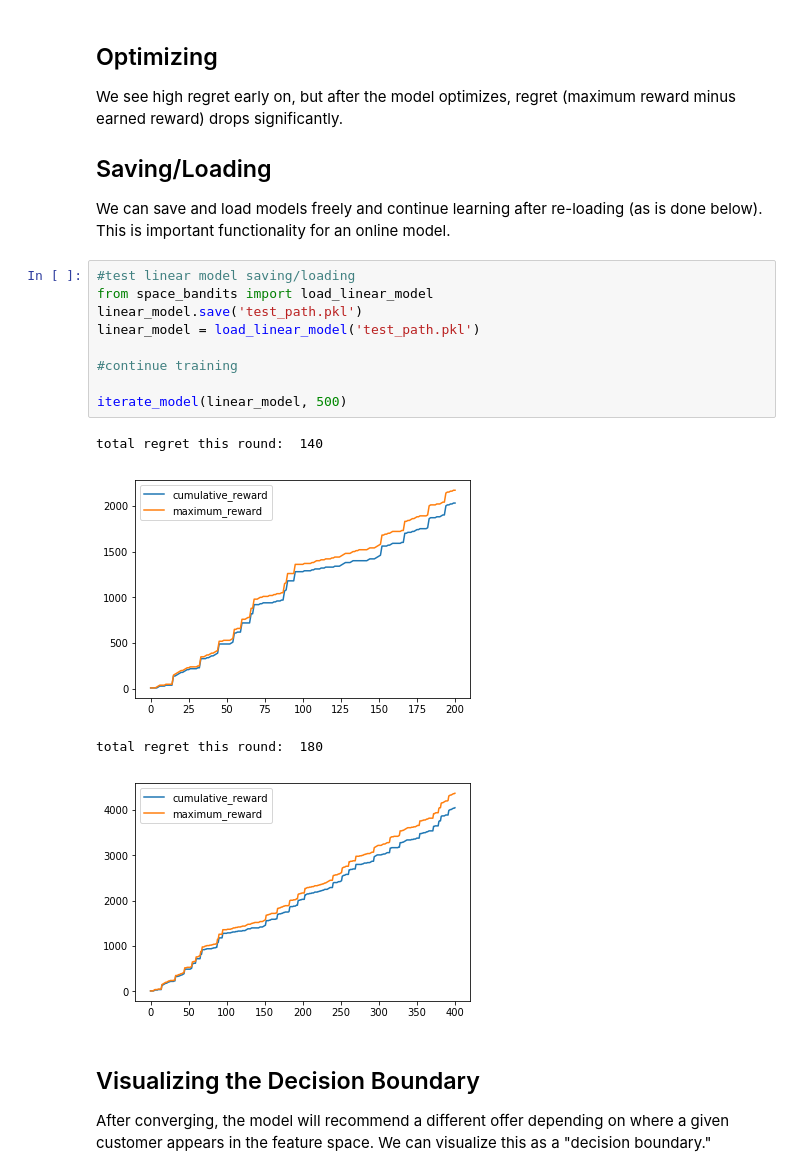
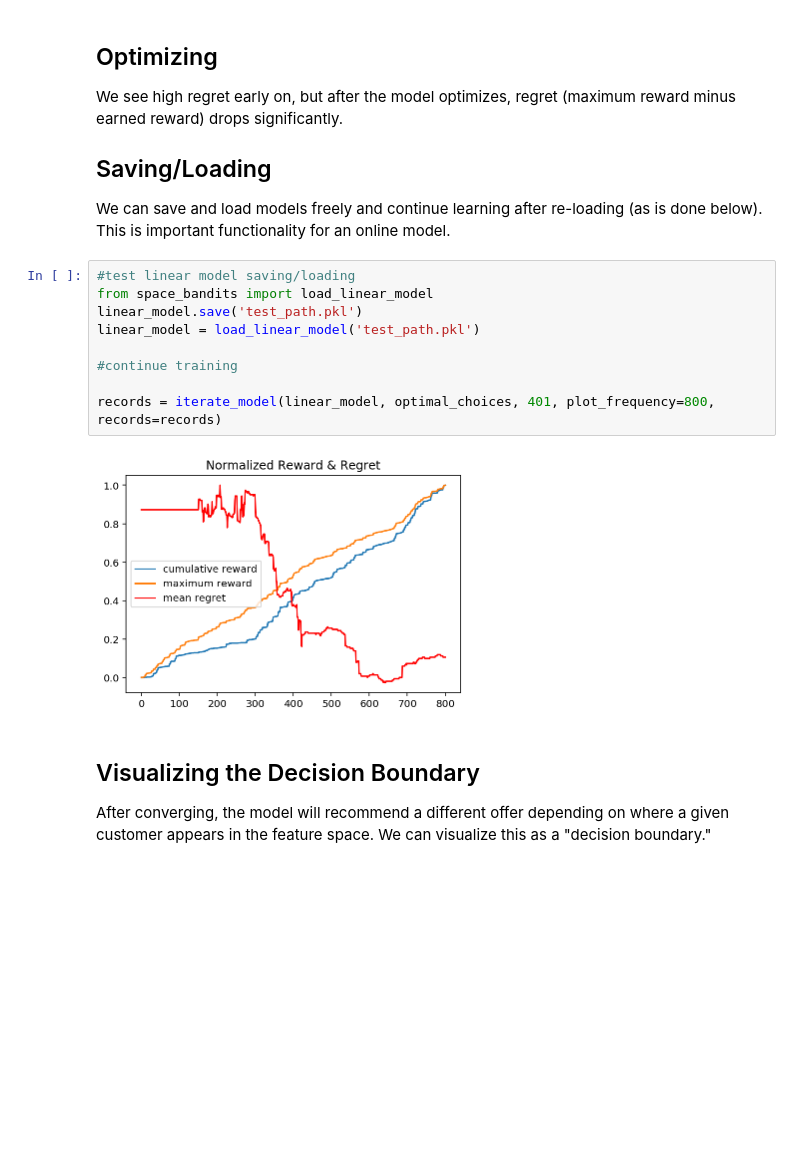
Before and after one commit to LaunchpadAI/space-bandits, a Jupyter notebook: toy_problem.ipynb, the cells around one changed output. Drawn from its saved outputs; the diff is of its cells as text; blank space fills up the shorter version.

```diff
--- a/toy_problem.ipynb
+++ b/toy_problem.ipynb
@@ -197,17 +210,14 @@ We can save and load models freely and continue learning after re-loading (as is
 # %%
 #test linear model saving/loading
 from space_bandits import load_linear_model
 linear_model.save('test_path.pkl')
 linear_model = load_linear_model('test_path.pkl')
 
 #continue training
 
-iterate_model(linear_model, 500)
+records = iterate_model(linear_model, optimal_choices, 401, plot_frequency=800, records=records)
 # %% [output]
-total regret this round:  140
-[figure, old version]
+[figure, new version]
-total regret this round:  180
-[figure, removed]
 # %% [markdown]
 ## Visualizing the Decision Boundary
 After converging, the model will recommend a different offer depending on where a given customer appears in the feature space. We can visualize this as a "decision boundary."
```
Also changed, not shown: parts of 27 cells of this notebook, 1 other file.
